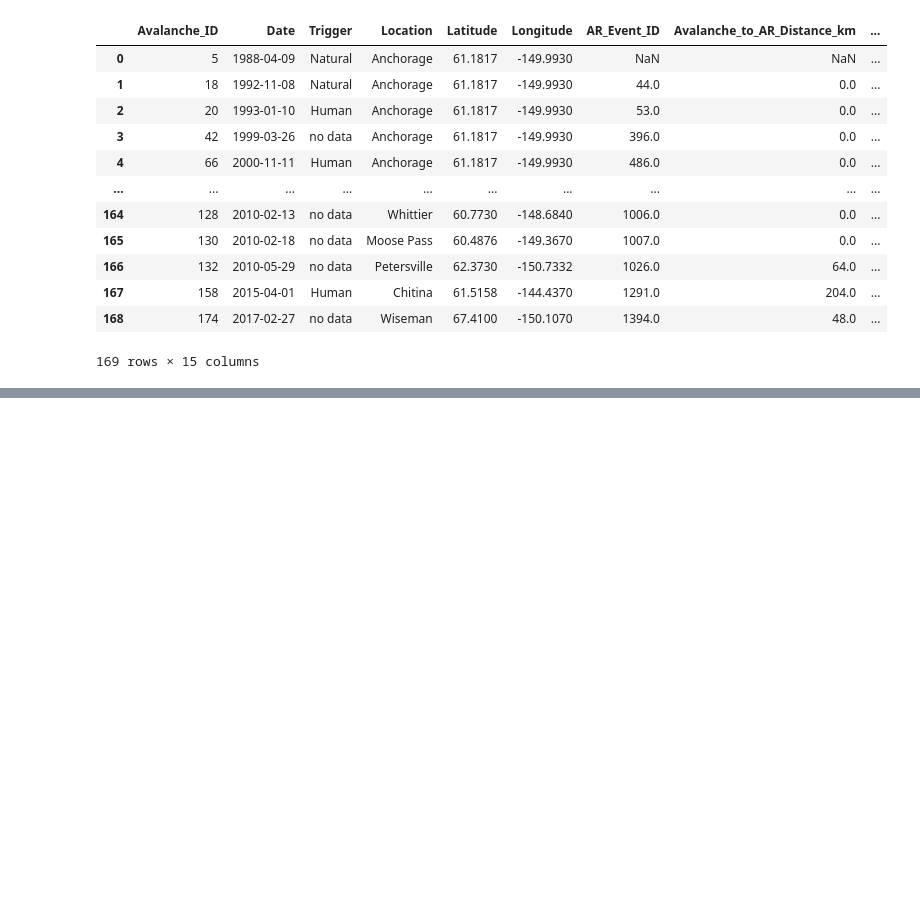
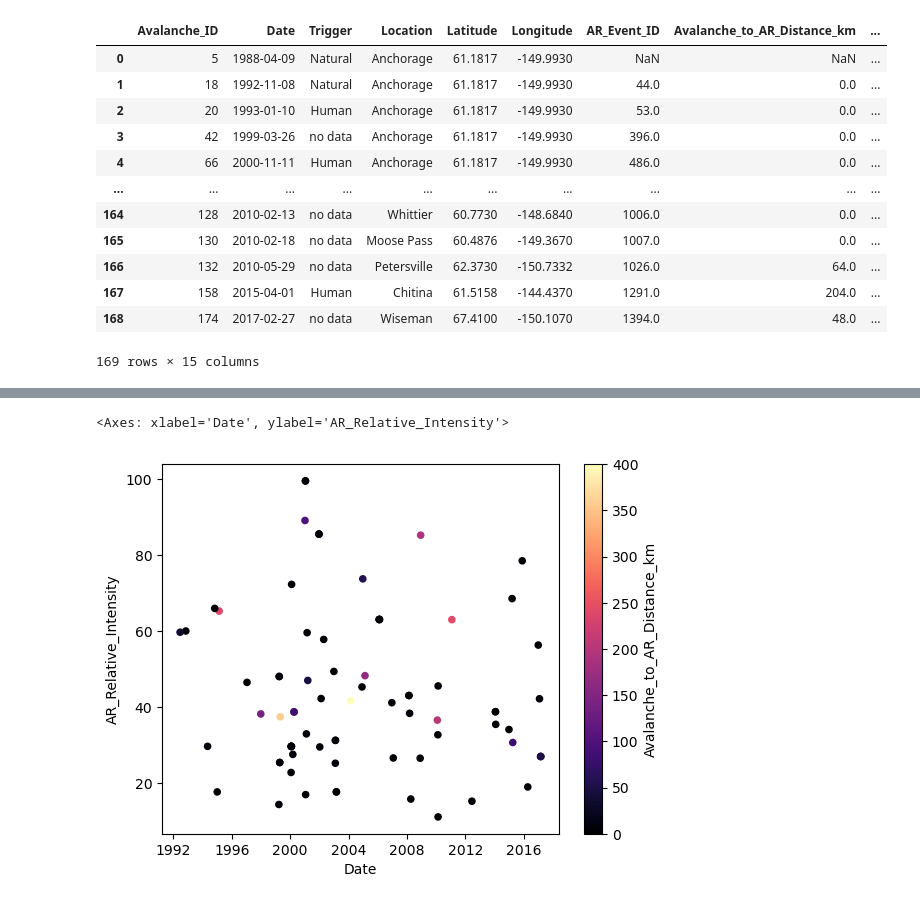
Before and after one commit to ua-snap/ar_avalanche, a Jupyter notebook: AR_avalanche_exploration.ipynb, the cells around one changed output, grey strips where cells are left out. Saved outputs shown, nothing was run; the diff lists cells and outputs as text; code cells hidden in the pictures; blank space fills up the shorter version.

```diff
--- a/AR_avalanche_exploration.ipynb
+++ b/AR_avalanche_exploration.ipynb
@@ -14,0 +15,9 @@ For each avalanche event, AR landfall events occuring within the 7 days prior to
+# %%
+#window preceding avalanche event to search for landfalling ARs
+no_days = 7
+
+#AR duration minimum (in hours)
+dur_min = 24
+
+#avalanche to AR distance maximum
+dist_max = 500
@@ -67,7 +78,7 @@ for avy in df_3338['ID'].unique():
 
     #create a range of dates from 1 week before avalanche to avalanche
     avy_end_date = df_3338[df_3338['ID']==avy]['date']
-    avy_start_date = avy_end_date - timedelta(days=7)
+    avy_start_date = avy_end_date - timedelta(days=no_days)
 
     ars_sub = []
 
@@ -149,0 +181,9 @@ There are 169 unique avalanche IDs in the revised database...
+# %%
+# plot intensity over time, with distance for context
+result[(~result['AR_Event_ID'].isna()) &
+(result['Duration_hrs'] >= dur_min) &
+(result['Trigger'] != 'Human') &
+(result['Avalanche_to_AR_Distance_km'] < dist_max)].plot.scatter('Date', 'AR_Relative_Intensity', c='Avalanche_to_AR_Distance_km', colormap='magma')
+# %% [output]
+<Axes: xlabel='Date', ylabel='AR_Relative_Intensity'>
+[figure, added]
```
Also changed, not shown: parts of 8 cells of this notebook.
